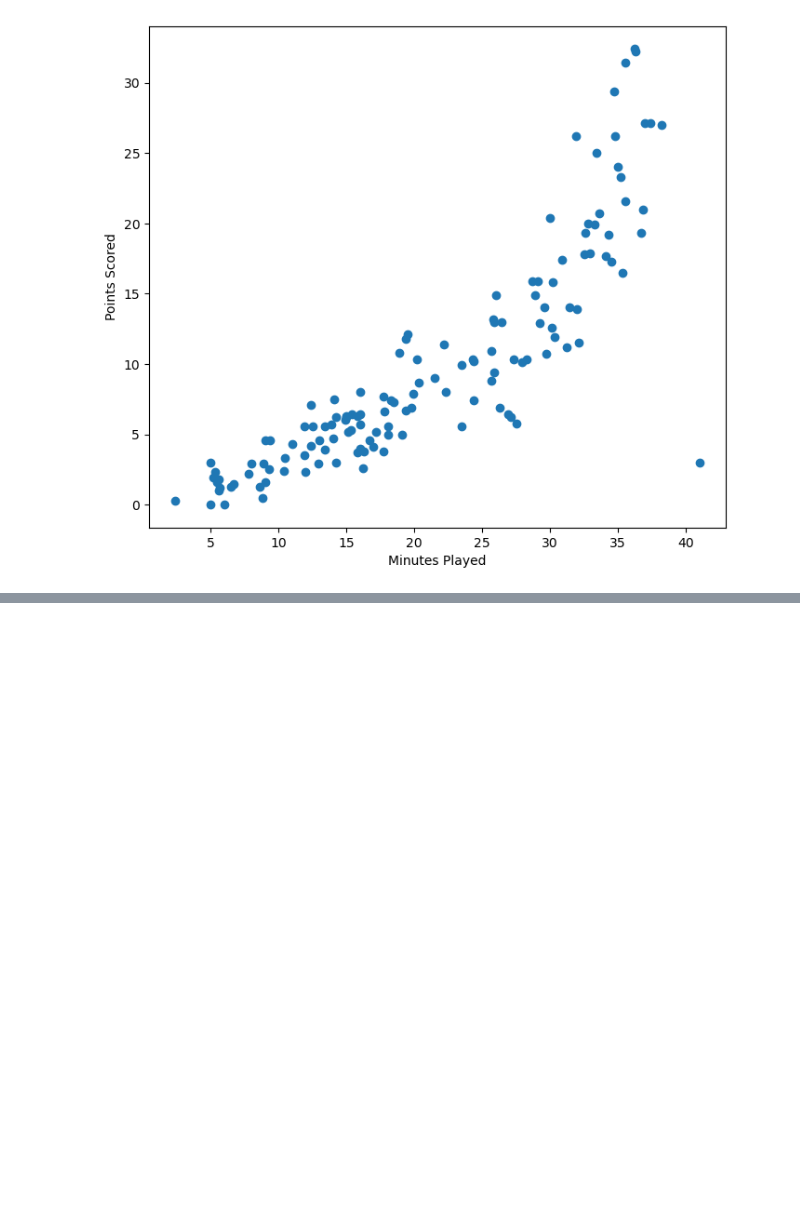
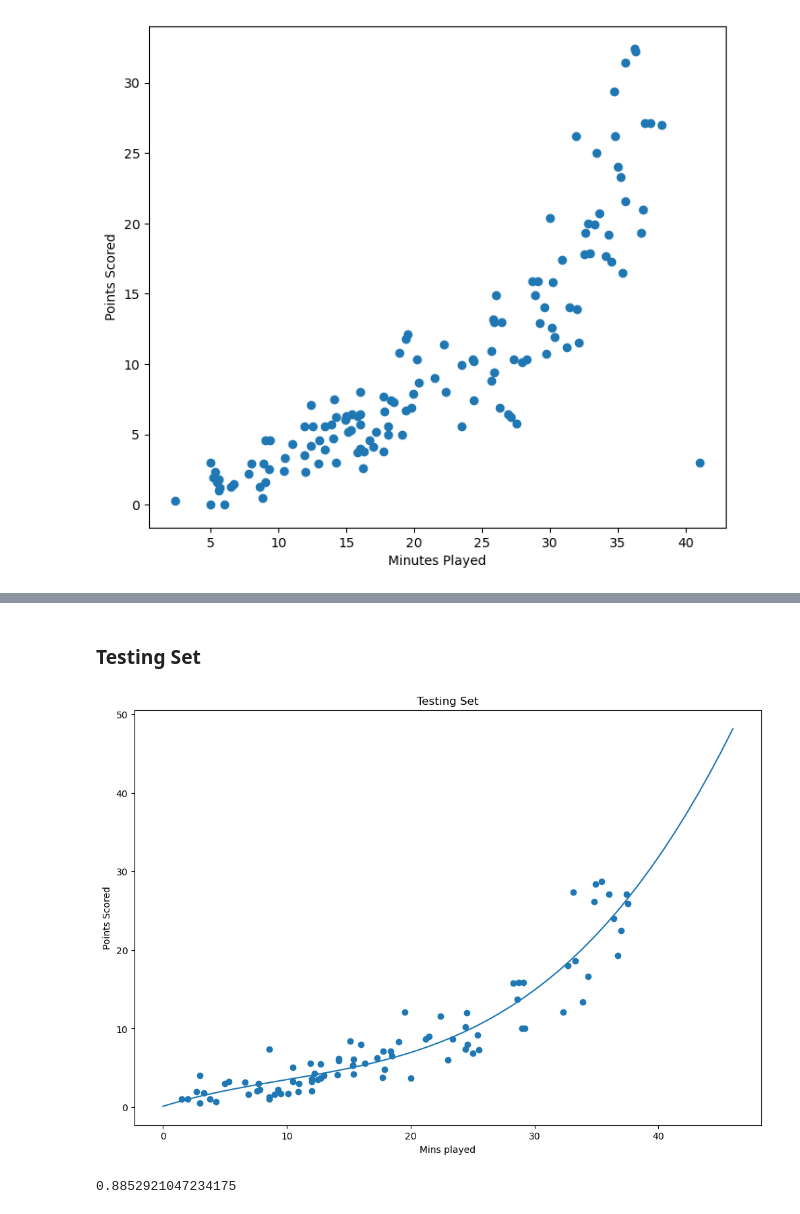
Before and after one commit to olvr446/NBAI, a Jupyter notebook: main.ipynb, the cells around one changed output, grey strips where cells are left out. Drawn from its saved outputs; the diff is of its cells as text; code cells hidden in the pictures; blank space fills up the shorter version.

```diff
--- a/main.ipynb
+++ b/main.ipynb
@@ -113,0 +175,17 @@ plt.show()
+# %% [markdown]
+### Testing Set
+# %%
+poly_test_model = np.poly1d(np.polyfit(poly_mins_test, poly_pts_test, 3))
+poly_test_line = np.linspace(0,46)
+
+plt.figure(figsize=(12,8))
+plt.scatter(poly_mins_test, poly_pts_test)
+plt.plot(poly_test_line, poly_test_model(poly_test_line))
+plt.xlabel("Mins played")
+plt.ylabel("Points Scored")
+plt.title("Testing Set")
+plt.show()
+print(r2_score(poly_pts_test, poly_test_model(poly_mins_test)))
+# %% [output]
+[figure, added]
+0.8852921047234175
```
Also changed, not shown: parts of 20 cells of this notebook.
